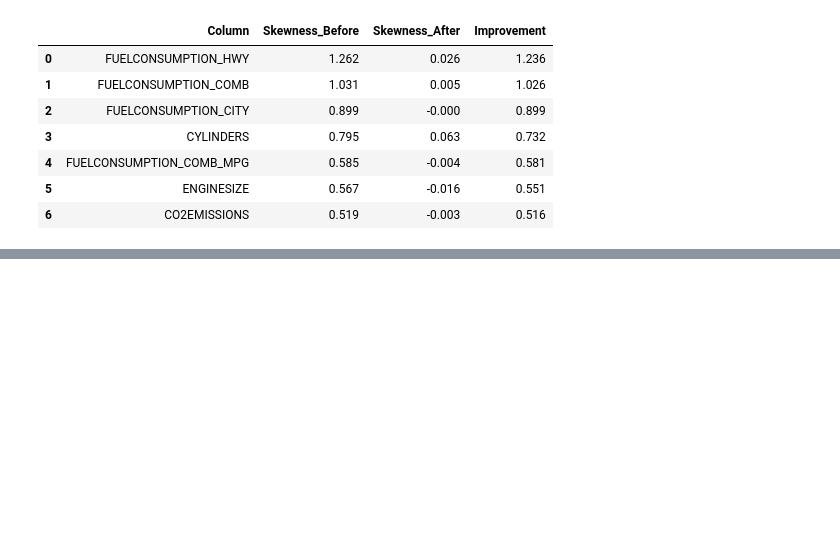
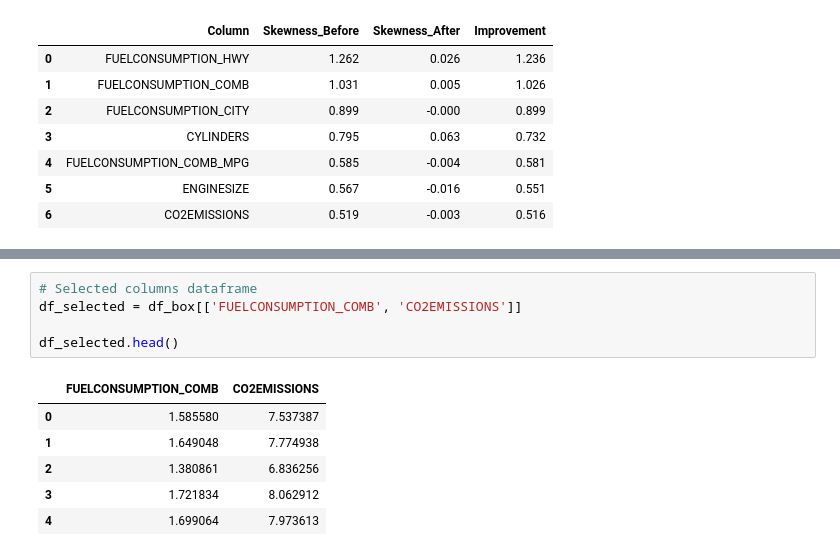
Before and after one commit to ipekgulsencelik/Python_Bootcamp, a Jupyter notebook: 04_Machine_Learning/01_Simple_Linear_Regression.ipynb, the cells around one changed output, grey strips where cells are left out. Saved outputs shown, nothing was run; the diff lists cells and outputs as text; blank space fills up the shorter version.

```diff
--- a/04_Machine_Learning/01_Simple_Linear_Regression.ipynb
+++ b/04_Machine_Learning/01_Simple_Linear_Regression.ipynb
@@ -214,0 +341,12 @@ comparison.sort_values(by="Improvement", ascending=False)
+# %%
+# Selected columns dataframe
+df_selected = df_box[['FUELCONSUMPTION_COMB', 'CO2EMISSIONS']]
+
+df_selected.head()
+# %% [output]
+|  | FUELCONSUMPTION_COMB | CO2EMISSIONS |
+| 0 | 1.585580 | 7.537387 |
+| 1 | 1.649048 | 7.774938 |
+| 2 | 1.380861 | 6.836256 |
+| 3 | 1.721834 | 8.062912 |
+| 4 | 1.699064 | 7.973613 |
```
Also changed, not shown: parts of 7 cells of this notebook.
